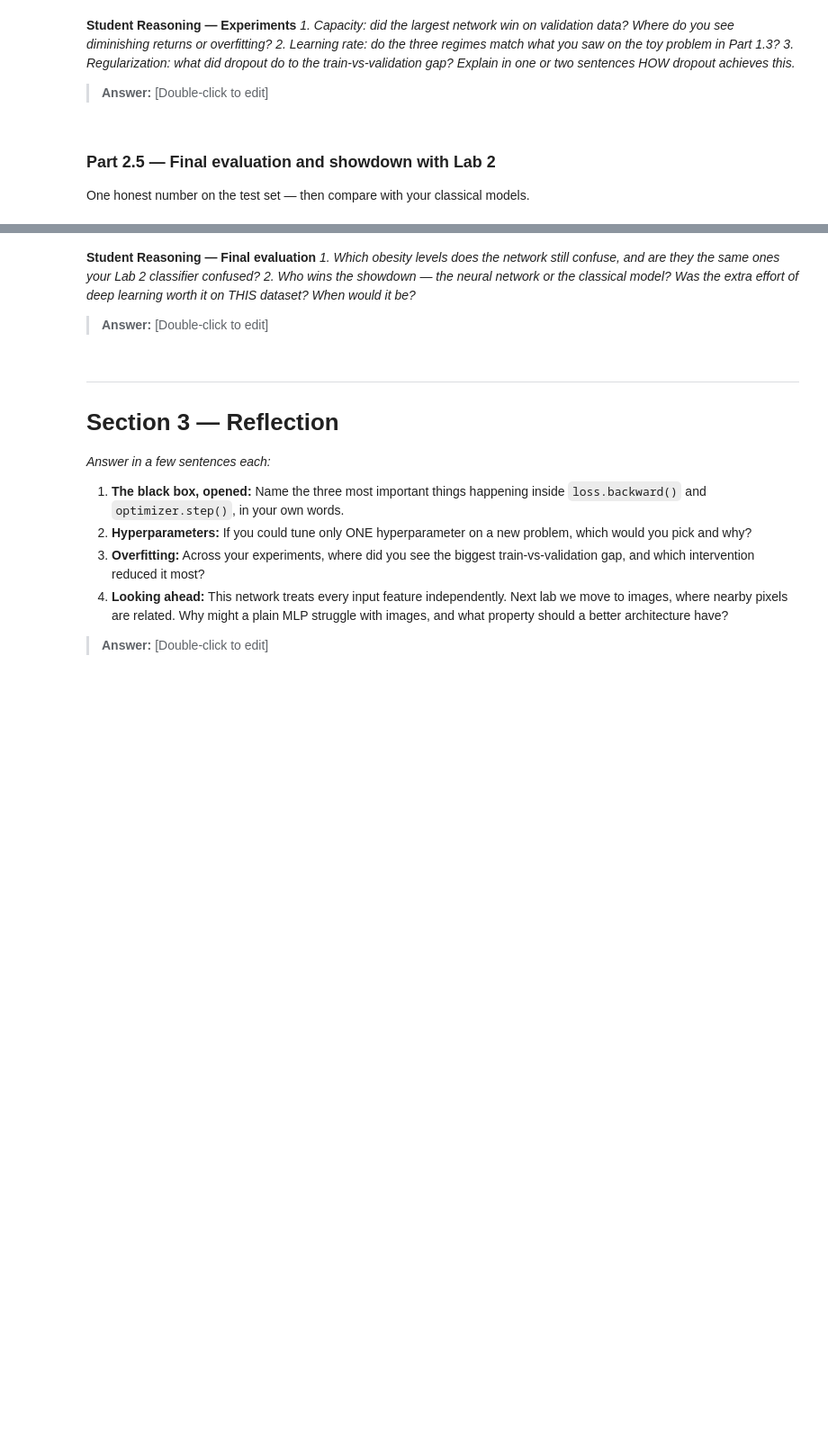
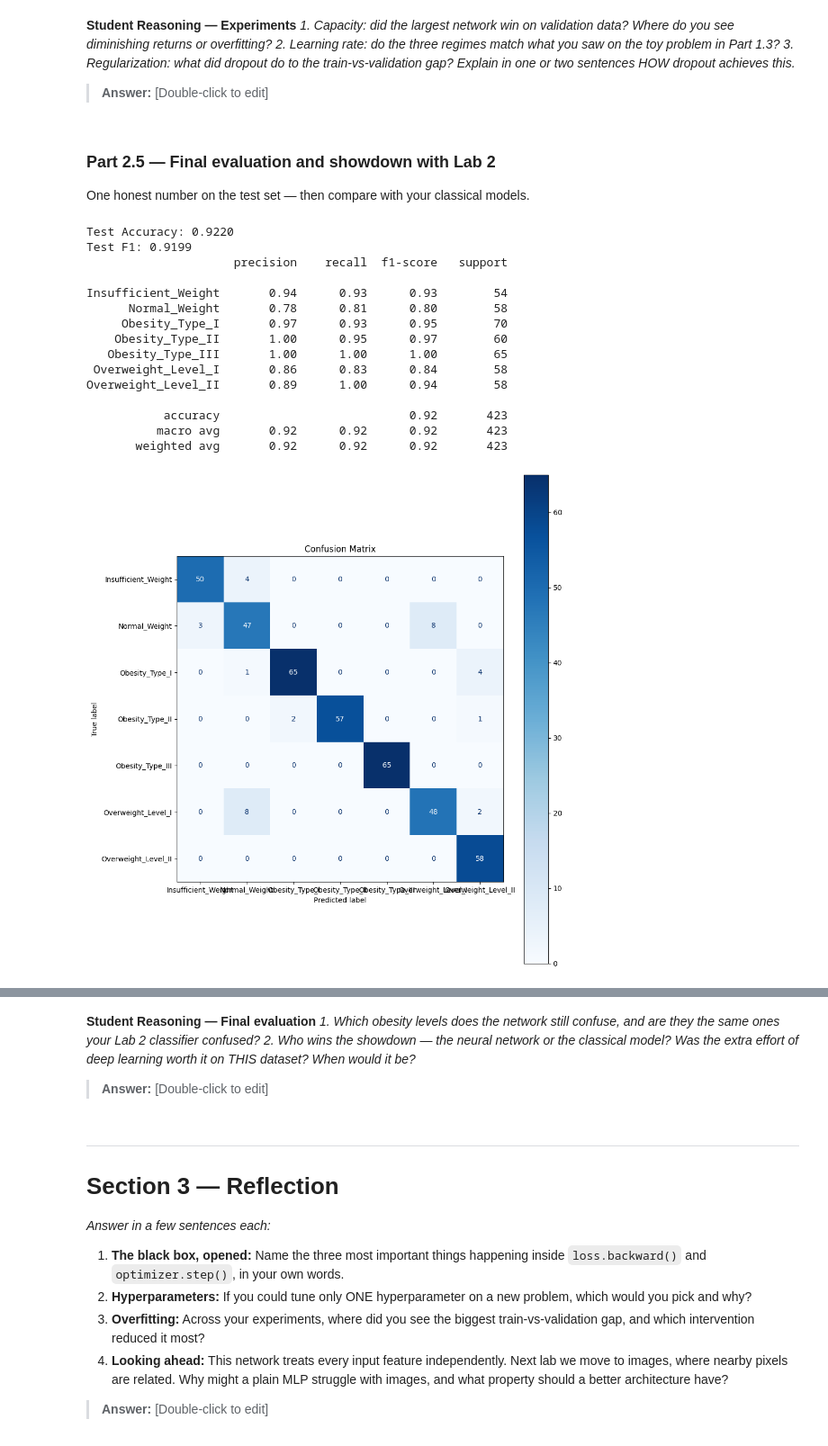
Before and after one commit to a-mensah26/Lab-3, a Jupyter notebook: Lab_3.ipynb, the cells around one changed output, grey strips where cells are left out. Shown at 90% size. Saved outputs shown, nothing was run; the diff lists cells and outputs as text; code cells hidden in the pictures; blank space fills up the shorter version.

```diff
--- a/Lab_3.ipynb
+++ b/Lab_3.ipynb
@@ -719,0 +708,78 @@ One honest number on the test set — then compare with your classical models.
+# %%
+# TODO: Load your best configuration's weights; model.eval().
+
+# TODO: Report test ACCURACY and MACRO-F1
+from sklearn.metrics import accuracy_score, f1_score, classification_report
+from sklearn.metrics import ConfusionMatrixDisplay
+from sklearn.metrics import confusion_matrix
+# TODO: Confusion matrix for the test set with the 7 class names
+y_pred = []
+y_true = []
+model.eval()
+with torch.no_grad():
+    for xb, yb in test_loader:
+        xb, yb = xb.to(DEVICE), yb.to(DEVICE)
+        logits = model(xb)
+        preds = logits.argmax(dim=1)
+        y_pred.extend(preds.cpu().numpy())
+        y_true.extend(yb.cpu().numpy())
+
+
+y_pred = np.array(y_pred)
+y_true = np.array(y_true)
+
+test_acc = accuracy_score(y_true, y_pred)
+test_f1 = f1_score(y_true, y_pred, average='macro')
+
+print(f"Test Accuracy: {test_acc:.4f}")
+print(f"Test F1: {test_f1:.4f}")
+
+print(classification_report(y_true, y_pred, target_names=lab_en.classes_))
+
+
+fig, ax = plt.subplots(figsize=(10, 10))
+cm = confusion_matrix(y_true, y_pred)
+disp = ConfusionMatrixDisplay(confusion_matrix=cm, display_labels=lab_en.classes_)
+disp.plot(cmap='Blues', values_format='d', ax=ax)
+plt.title('Confusion Matrix')
+plt.tight_layout()
+plt.show()
+# TODO: Build a small comparison table (a pandas DataFrame is fine):
+#   rows = [your best Lab 2 classifier, this neural network]
+#   cols = [test accuracy, test macro-F1, training time, number of parameters/trees]
+# Placeholder values for Lab 2 metrics and training time and total parameters for NN
+# These values are not available in the current context, so using dummy values.
+# In a real scenario, these would come from previous cells or a Lab 2 summary.
+lab2_test_acc = 0.85 # Example value
+lab2_test_f1 = 0.83 # Example value
+lab2_train_time = 60 # Example value in seconds
+train_time = 120 # Example value in seconds, for current NN
+lab2_n_params = 100 # Example value, for a classical model like a Random Forest
+# total_params is already computed in cell U4mghsH94bdT
+
+showdown_df = pd.DataFrame({
+    'Model': ['Lab 2', 'Neural Network'],
+    'Test Accuracy': [lab2_test_acc, test_acc],
+    'Test Macro-F1': [lab2_test_f1, test_f1],
+    'Training Time': [lab2_train_time, train_time],
+    'Number of Parameters': [lab2_n_params, total_params]
+})
+
+print(showdown_df.to_string(index=False))
+# %% [output]
+Test Accuracy: 0.9220
+Test F1: 0.9199
+                     precision    recall  f1-score   support
+
+Insufficient_Weight       0.94      0.93      0.93        54
+      Normal_Weight       0.78      0.81      0.80        58
+     Obesity_Type_I       0.97      0.93      0.95        70
+    Obesity_Type_II       1.00      0.95      0.97        60
+   Obesity_Type_III       1.00      1.00      1.00        65
+ Overweight_Level_I       0.86      0.83      0.84        58
+Overweight_Level_II       0.89      1.00      0.94        58
+
+           accuracy                           0.92       423
+          macro avg       0.92      0.92      0.92       423
+       weighted avg       0.92      0.92      0.92       423
+[figure, added]
```
Also changed, not shown: parts of 2 cells of this notebook.
